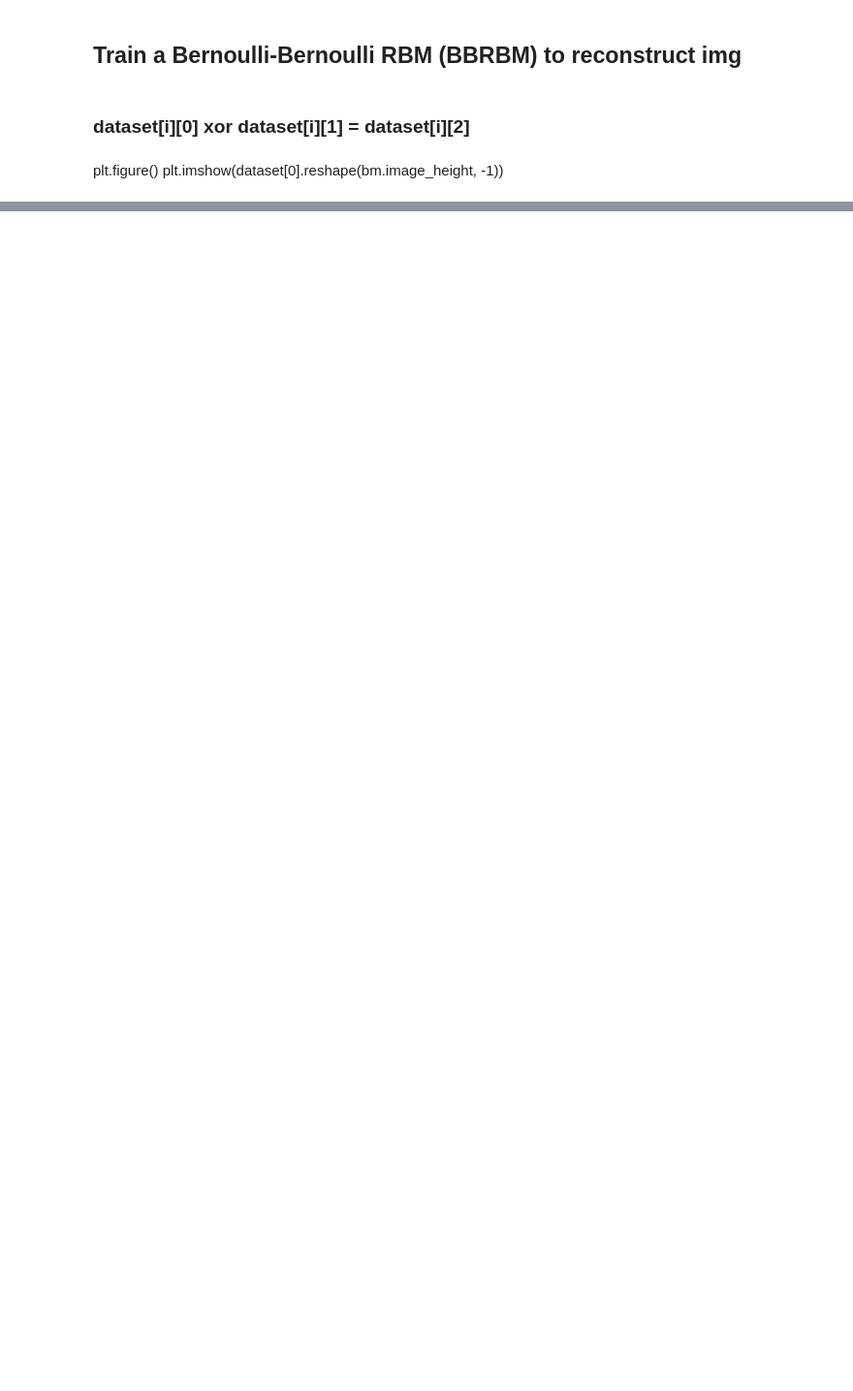
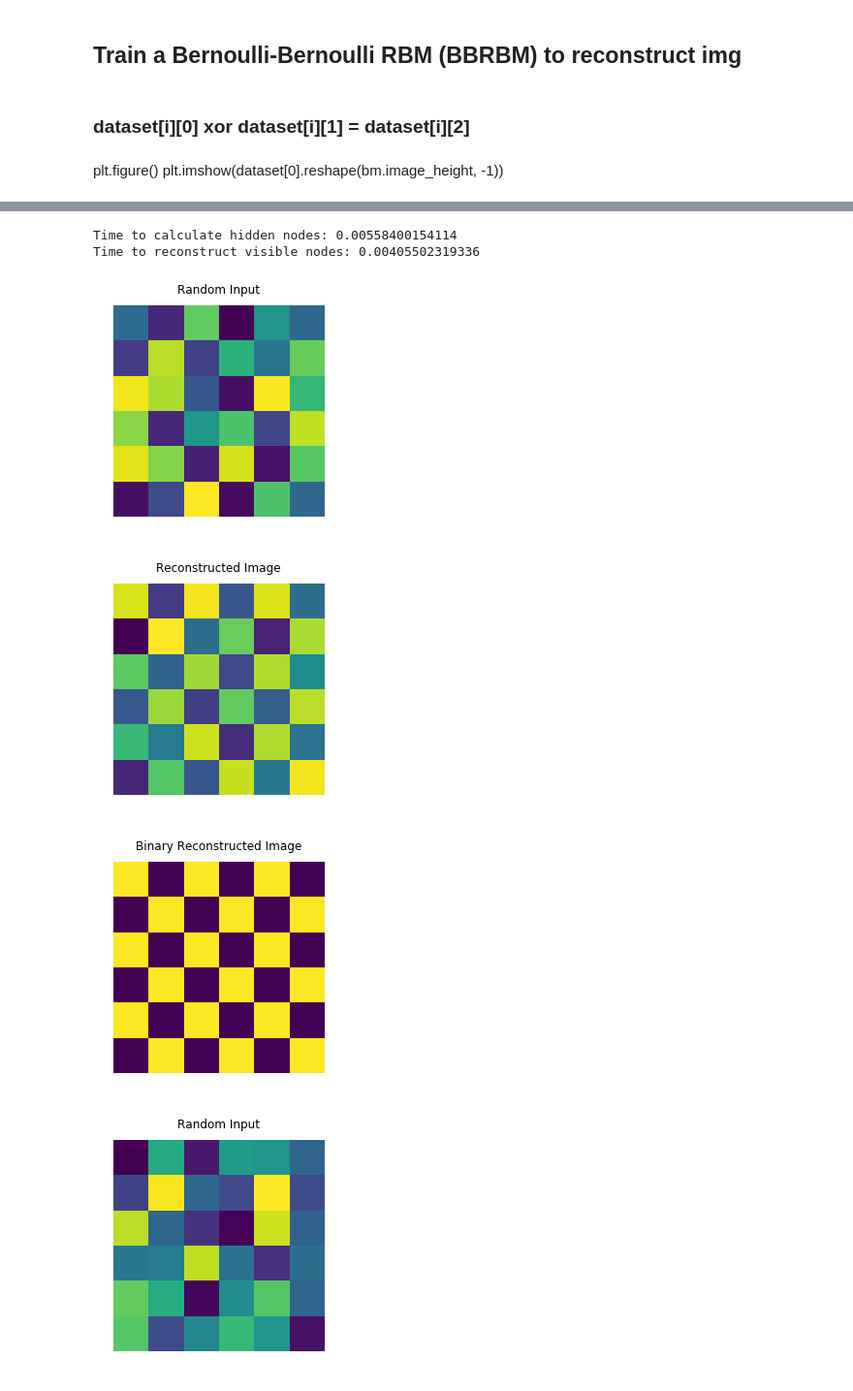
Before and after one commit to shitian-ni/tensorflow-rbm, a Jupyter notebook: reconstruct_img.ipynb, the cells around one changed output, grey strips where cells are left out. Shown at 97% size. Drawn from its saved outputs; the diff is of its cells as text; code cells hidden in the pictures; blank space fills up the shorter version.

Commit message:
Add reconstruct to notebook

```diff
--- a/reconstruct_img.ipynb
+++ b/reconstruct_img.ipynb
@@ -24,0 +29,37 @@ Stopped training early because the model can reconstruct the inputs
+# %%
+start_time = time.time()
+bm.sess.run(bm.hidden_p, feed_dict={bm.x: dataset})
+hidden_elapsed_time = time.time() - start_time
+print "Time to calculate hidden nodes:",hidden_elapsed_time
+
+start_time = time.time()
+bm.sess.run(bm.visible_recon_p, feed_dict={bm.x: dataset})
+visible_elapsed_time = time.time() - start_time - hidden_elapsed_time
+print "Time to reconstruct visible nodes:",visible_elapsed_time
+# %% [output]
+Time to calculate hidden nodes: 0.00558400154114
+Time to reconstruct visible nodes: 0.00405502319336
+# %%
+for i in range(3):
+    random_data = np.random.rand(dataset.shape[0],dataset.shape[1])
+
+    plt.figure()
+    plt.axis('off')
+    plt.title("Random Input", y=1.03)
+    plt.imshow(random_data.reshape(bm.image_height, -1))
+    samples = bm.reconstruct(random_data)
+    sample = samples[0]
+    plt.figure()
+    plt.axis('off')
+    plt.title("Reconstructed Image", y=1.03)
+    plt.imshow(sample.reshape(bm.image_height, -1))
+    sample = sample > 0.5
+    plt.figure()
+    plt.axis('off')
+    plt.title("Binary Reconstructed Image", y=1.03)
+    plt.imshow(sample.reshape(bm.image_height, -1))
+# %% [output]
+[figure, added]
+[figure, added]
+[figure, added]
+[figure, added]
```
Also changed, not shown: parts of 5 cells of this notebook.
